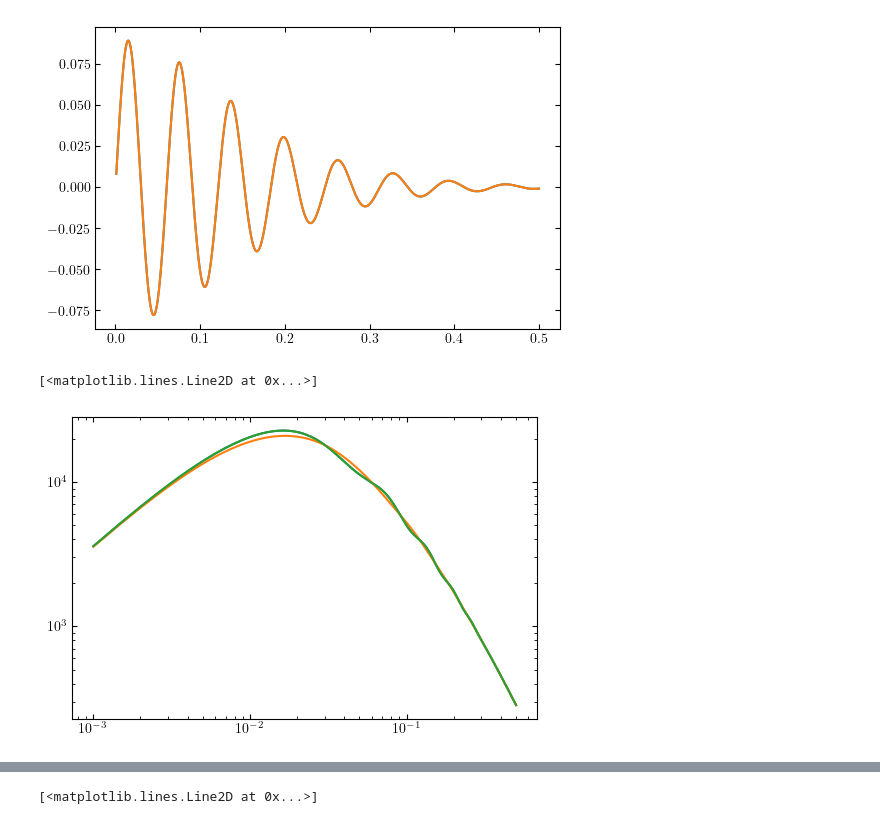
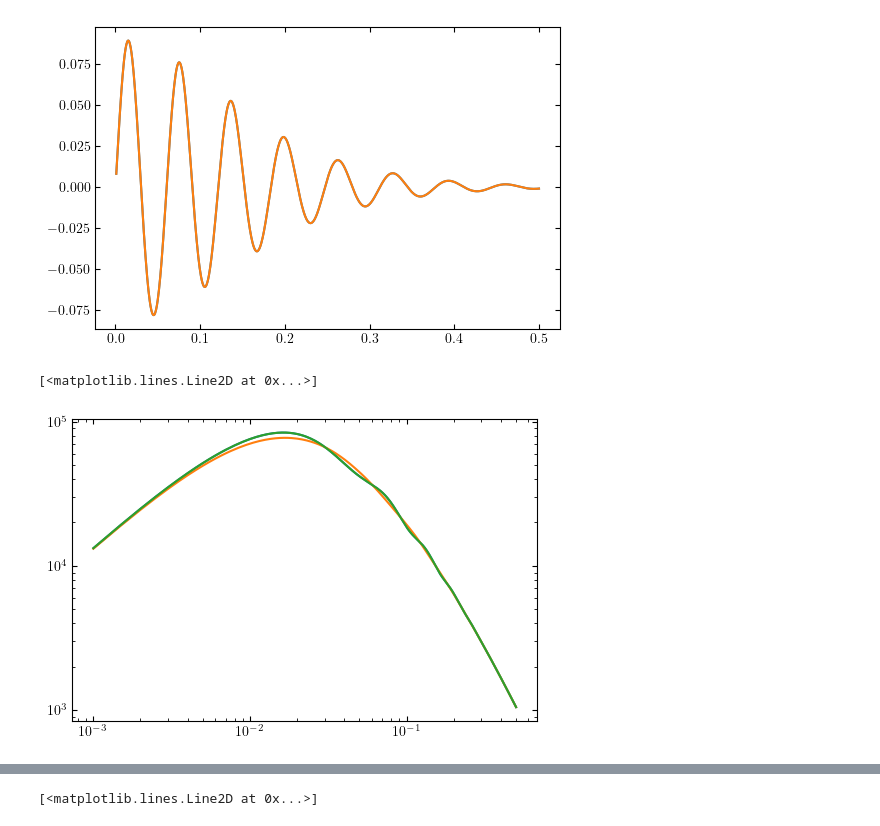
Before and after one commit to yanlongastro/galaxy_survey, a Jupyter notebook: galaxy_survey.ipynb, the cells around one changed output, grey strips where cells are left out. Saved outputs shown, nothing was run; the diff lists cells and outputs as text; code cells hidden in the pictures.

```diff
--- a/galaxy_survey.ipynb
+++ b/galaxy_survey.ipynb
@@ -230,9 +230,10 @@ plt.plot(kh, [svy.oscillation_part(x, fix_rstar=True, ap_effect=False) for x in
 [figure]
 # %%
 kh = np.linspace(0.001, .5, num=1000)
-plt.loglog(kh, [svy.power_spectrum(x) for x in kh])
-plt.loglog(kh, [svy.power_spectrum(x, no_wiggle=True) for x in kh])
-plt.loglog(kh, [svy.power_spectrum(x, z=0., debug=True, rsd=True, bias=True, noise=True, damp=True, ap_effect=True, reconstruction=True) for x in kh])
+mu, z = 1, 1
+plt.loglog(kh, [svy.power_spectrum(x, mu, z) for x in kh])
+plt.loglog(kh, [svy.power_spectrum(x, mu, z, no_wiggle=True) for x in kh])
+plt.loglog(kh, [svy.power_spectrum(x, mu, z, debug=True, rsd=True, bias=True, noise=True, damp=True, ap_effect=True, reconstruction=True) for x in kh])
 # %% [output]
 [<matplotlib.lines.Line2D at 0x...>]
-[figure, old version]
+[figure, new version]
```
Also changed, not shown: parts of 18 cells of this notebook, 4 other files.
